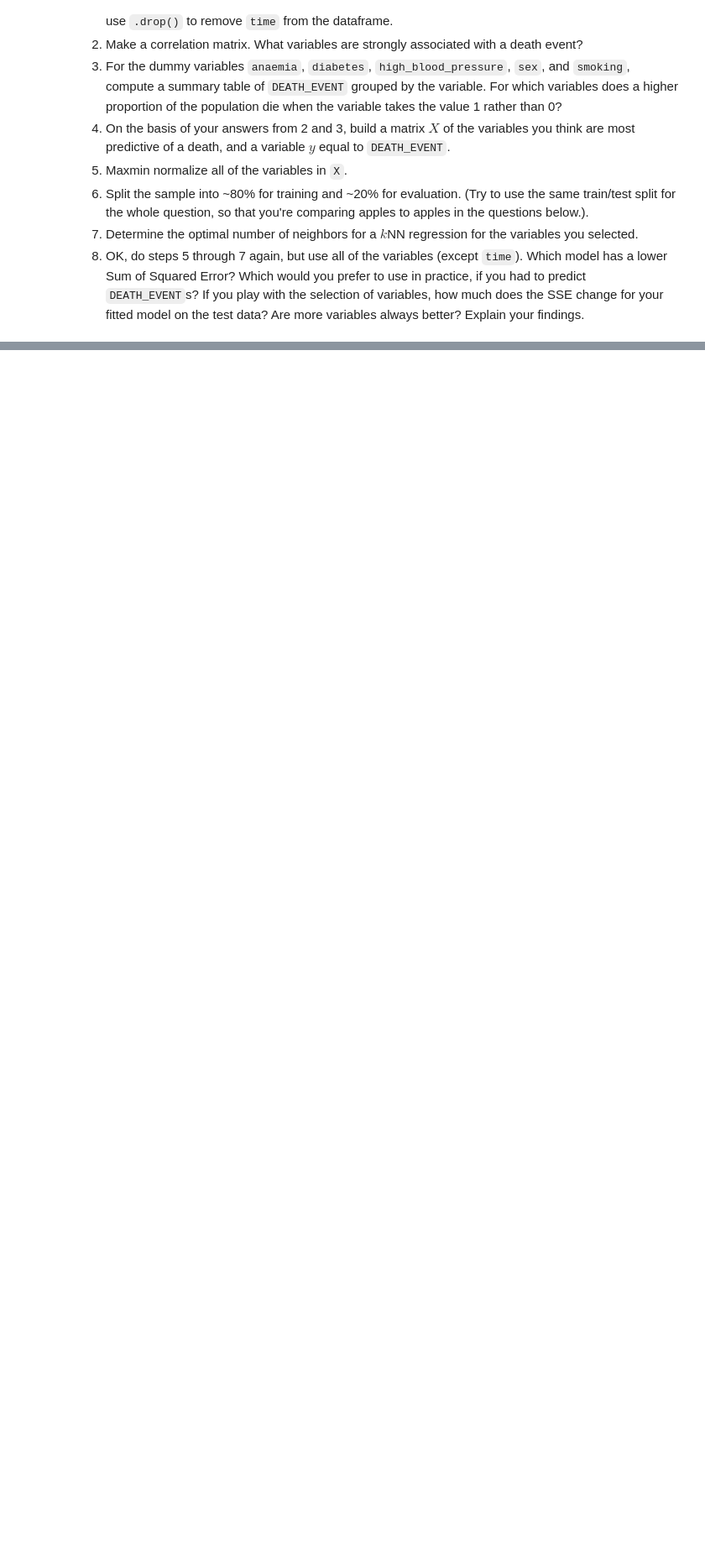
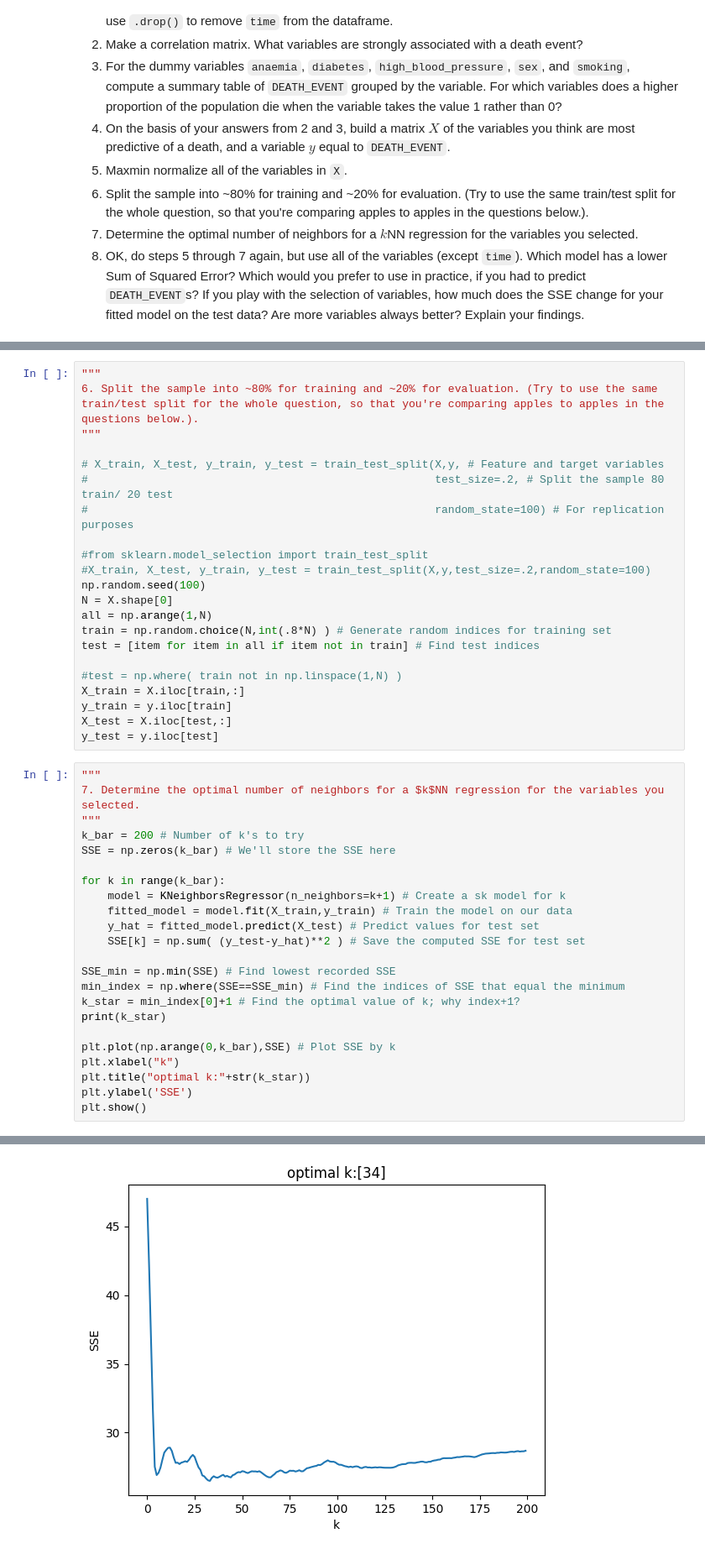
Before and after one commit to gckang/knn, a Jupyter notebook: assignment_knn.ipynb, the cells around one changed output, grey strips where cells are left out. Shown at 84% size. Cells and saved outputs as stored; diff of their text form; blank space fills up the shorter version.

Commit message:
Question 2

```diff
--- a/assignment_knn.ipynb
+++ b/assignment_knn.ipynb
@@ -161,0 +257,46 @@ plt.show()
+# %%
+"""
+6. Split the sample into ~80% for training and ~20% for evaluation. (Try to use the same train/test split for the whole question, so that you're comparing apples to apples in the questions below.).
+"""
+
+# X_train, X_test, y_train, y_test = train_test_split(X,y, # Feature and target variables
+#                                                     test_size=.2, # Split the sample 80 train/ 20 test
+#                                                     random_state=100) # For replication purposes
+
+#from sklearn.model_selection import train_test_split
+#X_train, X_test, y_train, y_test = train_test_split(X,y,test_size=.2,random_state=100)
+np.random.seed(100)
+N = X.shape[0]
+all = np.arange(1,N)
+train = np.random.choice(N,int(.8*N) ) # Generate random indices for training set
+test = [item for item in all if item not in train] # Find test indices
+
+#test = np.where( train not in np.linspace(1,N) )
+X_train = X.iloc[train,:]
+y_train = y.iloc[train]
+X_test = X.iloc[test,:]
+y_test = y.iloc[test]
+# %%
+"""
+7. Determine the optimal number of neighbors for a $k$NN regression for the variables you selected.
+"""
+k_bar = 200 # Number of k's to try
+SSE = np.zeros(k_bar) # We'll store the SSE here
+
+for k in range(k_bar):
+    model = KNeighborsRegressor(n_neighbors=k+1) # Create a sk model for k
+    fitted_model = model.fit(X_train,y_train) # Train the model on our data
+    y_hat = fitted_model.predict(X_test) # Predict values for test set
+    SSE[k] = np.sum( (y_test-y_hat)**2 ) # Save the computed SSE for test set
+
+SSE_min = np.min(SSE) # Find lowest recorded SSE
+min_index = np.where(SSE==SSE_min) # Find the indices of SSE that equal the minimum
+k_star = min_index[0]+1 # Find the optimal value of k; why index+1?
+print(k_star)
+
+plt.plot(np.arange(0,k_bar),SSE) # Plot SSE by k
+plt.xlabel("k")
+plt.title("optimal k:"+str(k_star))
+plt.ylabel('SSE')
+plt.show()
+# %% [output]
@@ -161,0 +304 @@ plt.show()
+[figure, added]
```
Also changed, not shown: parts of 8 cells of this notebook.
